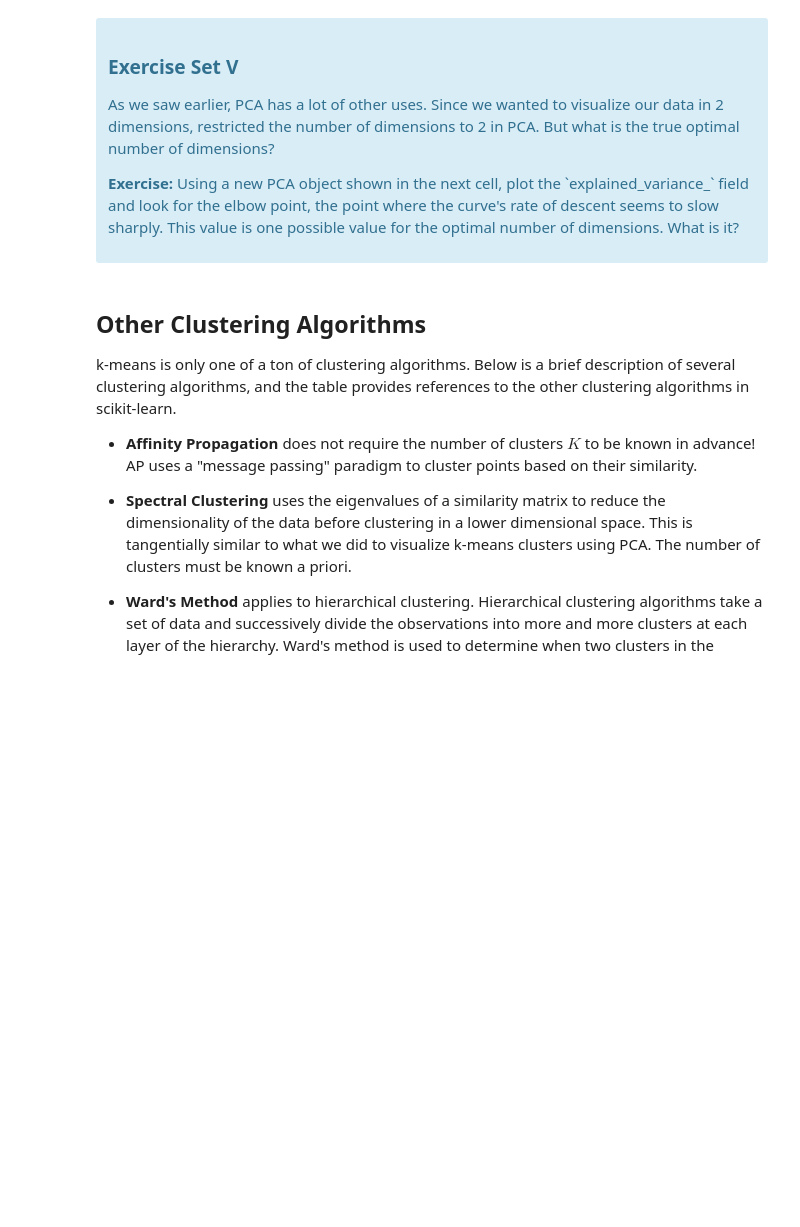
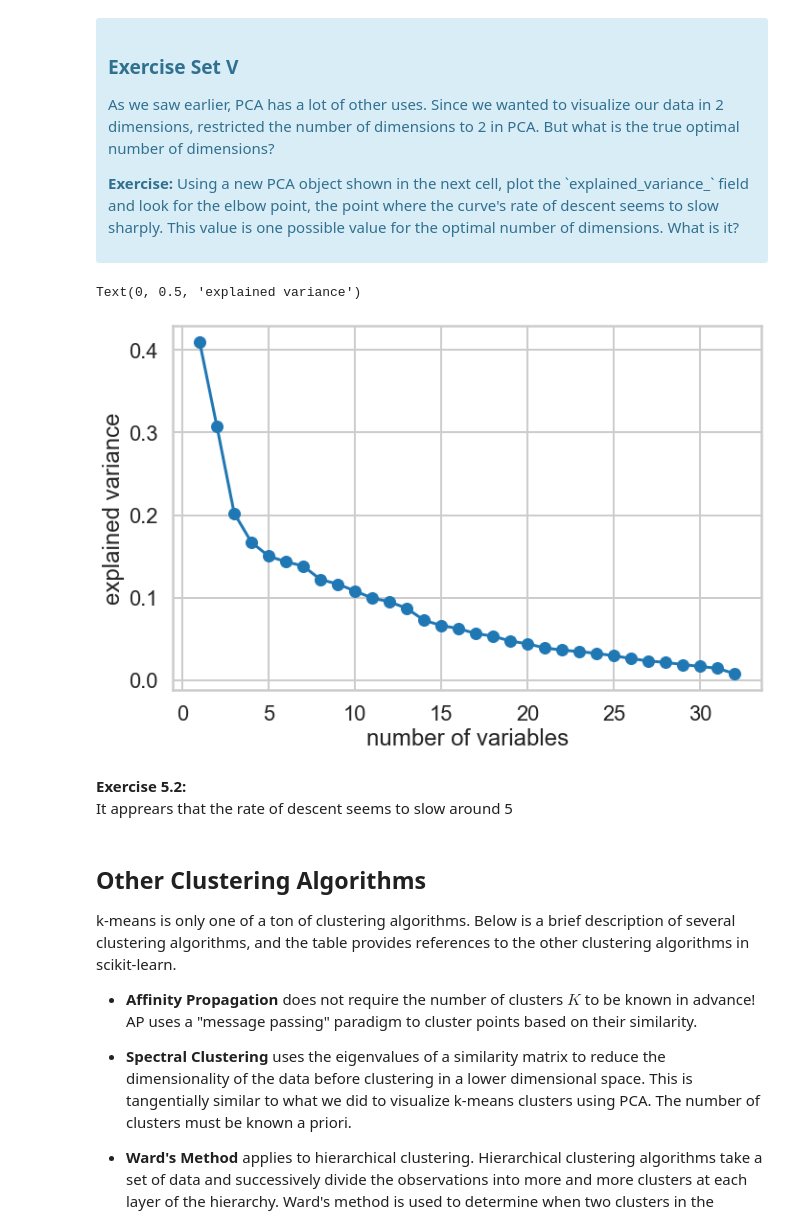
Before and after one commit to nina-driver/Springboard, a Jupyter notebook: 10 - Clustering/Mini_Project_Clustering.ipynb, the cells around one changed output. Saved outputs shown, nothing was run; the diff lists cells and outputs as text; code cells hidden in the pictures; blank space fills up the shorter version.

```diff
--- a/10 - Clustering/Mini_Project_Clustering.ipynb
+++ b/10 - Clustering/Mini_Project_Clustering.ipynb
@@ -412,3 +412,28 @@ for k in n_clusters:
 [figure]
 [figure]
 [figure]
+# %%
+# Create PCA instance: model
+model = PCA(n_components=2)
+
+# Apply the fit_transform method of model to grains: pca_features
+pca_features = model.fit_transform(x_cols)
+
+# Assign 0th column of pca_features: xs
+xs = pca_features[:,0]
+
+# Assign 1st column of pca_features: ys
+ys = pca_features[:,1]
+
+best_model = KMeans(n_clusters=5, random_state=10)
+best_model.fit(x_cols)
+clusters = best_model.predict(x_cols)
+
+# Create empty dataframe
+df_pca = pd.DataFrame(columns = None)
+df_pca['customer_name'] = df.index
+df_pca['cluster_id'] = clusters
+df_pca['x'] = xs
+df_pca['y'] = ys
+
+df_pca.head()
@@ -428,11 +471,23 @@ What we've done is we've taken those columns of 0/1 indicator variables, and we'
 # %%
 #your turn
 # Initialize a new PCA model with a default number of components.
 import sklearn.decomposition
 pca = sklearn.decomposition.PCA()
-pca.fit(X)
+pca.fit(x_cols)
 
 # Do the rest on your own :)
+ex_var = pca.explained_variance_
+
+fig = plt.figure(figsize=(11,7))
+plt.plot(range(1,33), ex_var, '-o')
+plt.xlabel('number of variables')
+plt.ylabel('explained variance')
+# %% [output]
+Text(0, 0.5, 'explained variance')
+[figure, added]
+# %% [markdown]
+**Exercise 5.2:**
+It apprears that the rate of descent seems to slow around 5
 # %% [markdown]
 ## Other Clustering Algorithms
 
```
Also changed, not shown: parts of 12 cells of this notebook.
